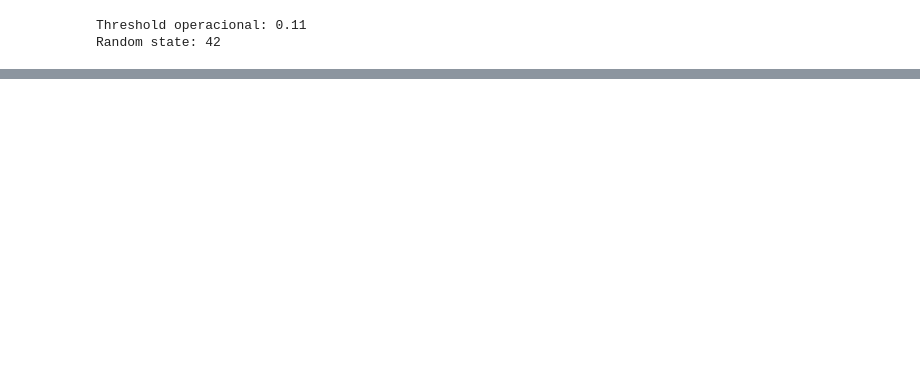
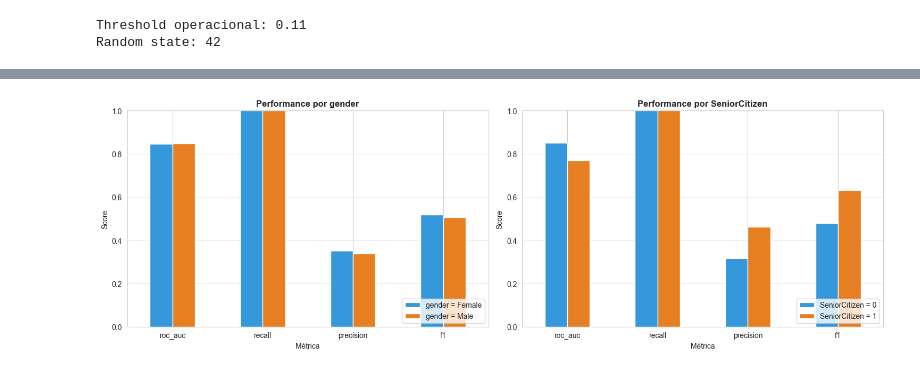
Before and after one commit to gsfreitas/tech-challenge-fase01, a Jupyter notebook: notebooks/reports/05_fairness_analysis.ipynb, the cells around one changed output, grey strips where cells are left out. Cells and saved outputs as stored; diff of their text form; code cells hidden in the pictures; blank space fills up the shorter version.

Commit message:
added model card

```diff
--- a/notebooks/reports/05_fairness_analysis.ipynb
+++ b/notebooks/reports/05_fairness_analysis.ipynb
@@ -74,19 +74,19 @@ print(f'Churn rate no test set: {y_test.mean():.2%}')
 Tamanho do test set: 1057 clientes
 Churn rate no test set: 26.49%
 # %%
-# configura MLflow para carregar modelo do Registry
+# Configura MLflow para carregar modelo do Registry (stage Production)
 mlflow.set_tracking_uri('sqlite:///../../mlflow.db')
 
-# carrega preprocessor
+# Carrega preprocessor (não está no Registry, está em models/)
 preprocessor = joblib.load(get_models_dir() / 'mlp_preprocessor.pkl')
 
-# aplica preprocessor no test set
+# Aplica preprocessor no test set
 X_test_prep = preprocessor.transform(X_test)
 print(f'Shape após preprocessing: {X_test_prep.shape}')
 
-# carrega MLP do MLflow Registry
+# Carrega MLP do MLflow Registry
 mlp_model = mlflow.pytorch.load_model(
-    'models:/mlp.pt/Production',
+    'models:/mlp_pytorch/Production',
     map_location='cpu'
 )
 mlp_model.eval()
@@ -97,0 +158,5 @@ MlflowException: Registered Model with name=mlp.pt not found
+# %%
+metrics_gender = metrics_by_subgroup(
+    X_test, y_test.values, probas, y_pred, 'gender'
+)
+metrics_gender.round(4)
@@ -97,0 +184,5 @@ MlflowException: Registered Model with name=mlp.pt not found
+# %%
+metrics_senior = metrics_by_subgroup(
+    X_test, y_test.values, probas, y_pred, 'SeniorCitizen'
+)
+metrics_senior.round(4)
@@ -97,0 +225,29 @@ MlflowException: Registered Model with name=mlp.pt not found
+# %%
+fig, axes = plt.subplots(1, 2, figsize=(15, 5))
+
+ax = axes[0]
+metrics_to_plot = ['roc_auc', 'recall', 'precision', 'f1']
+df_plot = metrics_gender[['subgroup'] + metrics_to_plot].set_index('subgroup').T
+df_plot.plot(kind='bar', ax=ax, rot=0, color=['#3498db', '#e67e22'])
+ax.set_title('Performance por gender', fontsize=12, fontweight='bold')
+ax.set_ylabel('Score')
+ax.set_xlabel('Métrica')
+ax.set_ylim(0, 1.0)
+ax.legend(title='', loc='lower right')
+ax.grid(axis='y', alpha=0.3)
+
+ax = axes[1]
+df_plot = metrics_senior[['subgroup'] + metrics_to_plot].set_index('subgroup').T
+df_plot.plot(kind='bar', ax=ax, rot=0, color=['#3498db', '#e67e22'])
+ax.set_title('Performance por SeniorCitizen', fontsize=12, fontweight='bold')
+ax.set_ylabel('Score')
+ax.set_xlabel('Métrica')
+ax.set_ylim(0, 1.0)
+ax.legend(title='', loc='lower right')
+ax.grid(axis='y', alpha=0.3)
+
+plt.tight_layout()
+plt.savefig('../../docs/fairness_by_subgroup.png', dpi=150, bbox_inches='tight')
+plt.show()
+# %% [output]
+[figure, added]
```
Also changed, not shown: parts of 10 cells of this notebook, 7 other files.
